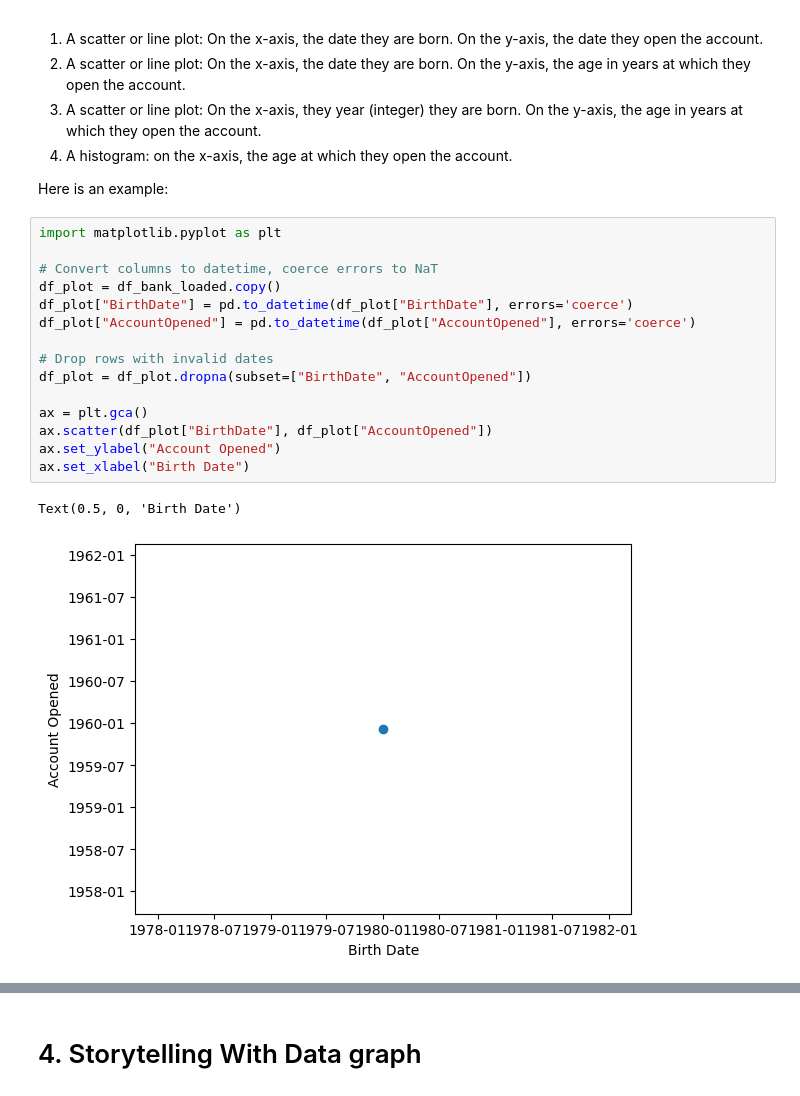
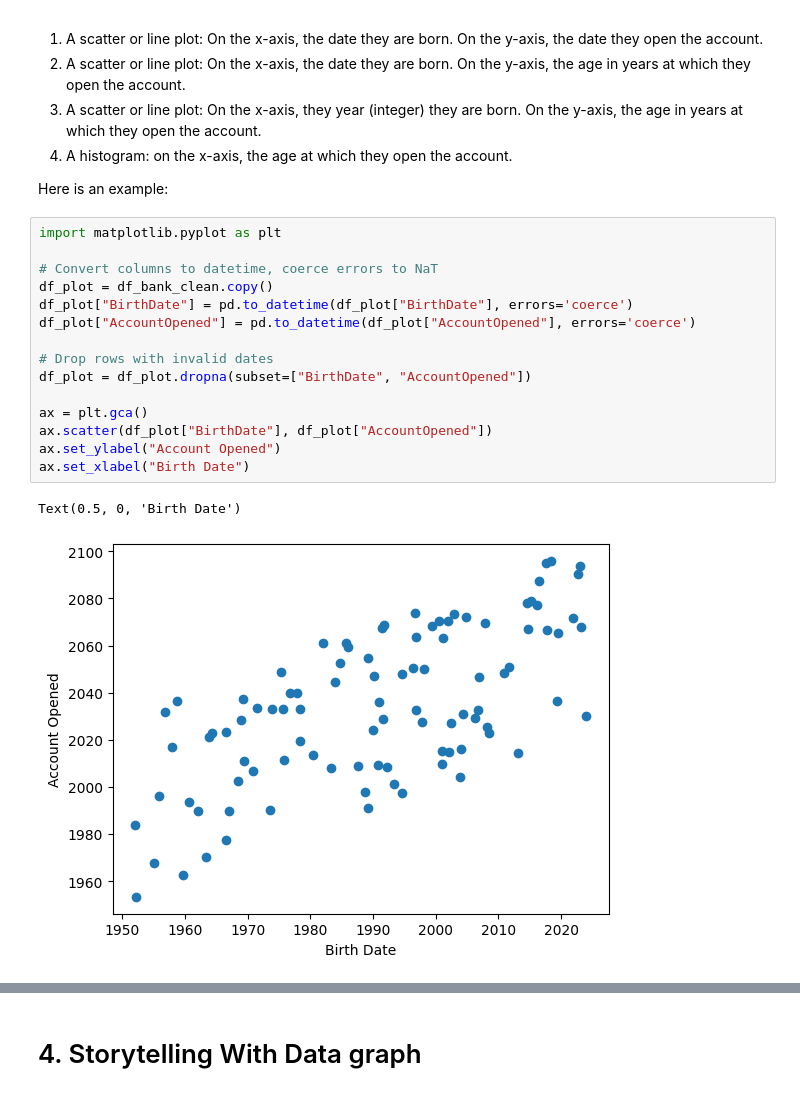
Before and after one commit to akamatt1/OMDS-ModB2-WeeklyAssignments, a Jupyter notebook: OMDS-ModB2-Week1-Affum-Matt.ipynb, the cells around one changed output, grey strips where cells are left out. Drawn from its saved outputs; the diff is of its cells as text.

```diff
--- a/OMDS-ModB2-Week1-Affum-Matt.ipynb
+++ b/OMDS-ModB2-Week1-Affum-Matt.ipynb
@@ -325,18 +444,18 @@ Here is an example:
 # %%
 import matplotlib.pyplot as plt
 
 # Convert columns to datetime, coerce errors to NaT
-df_plot = df_bank_loaded.copy()
+df_plot = df_bank_clean.copy()
 df_plot["BirthDate"] = pd.to_datetime(df_plot["BirthDate"], errors='coerce')
 df_plot["AccountOpened"] = pd.to_datetime(df_plot["AccountOpened"], errors='coerce')
 
 # Drop rows with invalid dates
 df_plot = df_plot.dropna(subset=["BirthDate", "AccountOpened"])
 
 ax = plt.gca()
 ax.scatter(df_plot["BirthDate"], df_plot["AccountOpened"])
 ax.set_ylabel("Account Opened")
 ax.set_xlabel("Birth Date")
 # %% [output]
 Text(0.5, 0, 'Birth Date')
-[figure, old version]
+[figure, new version]
```
Also changed, not shown: parts of 20 cells of this notebook.
